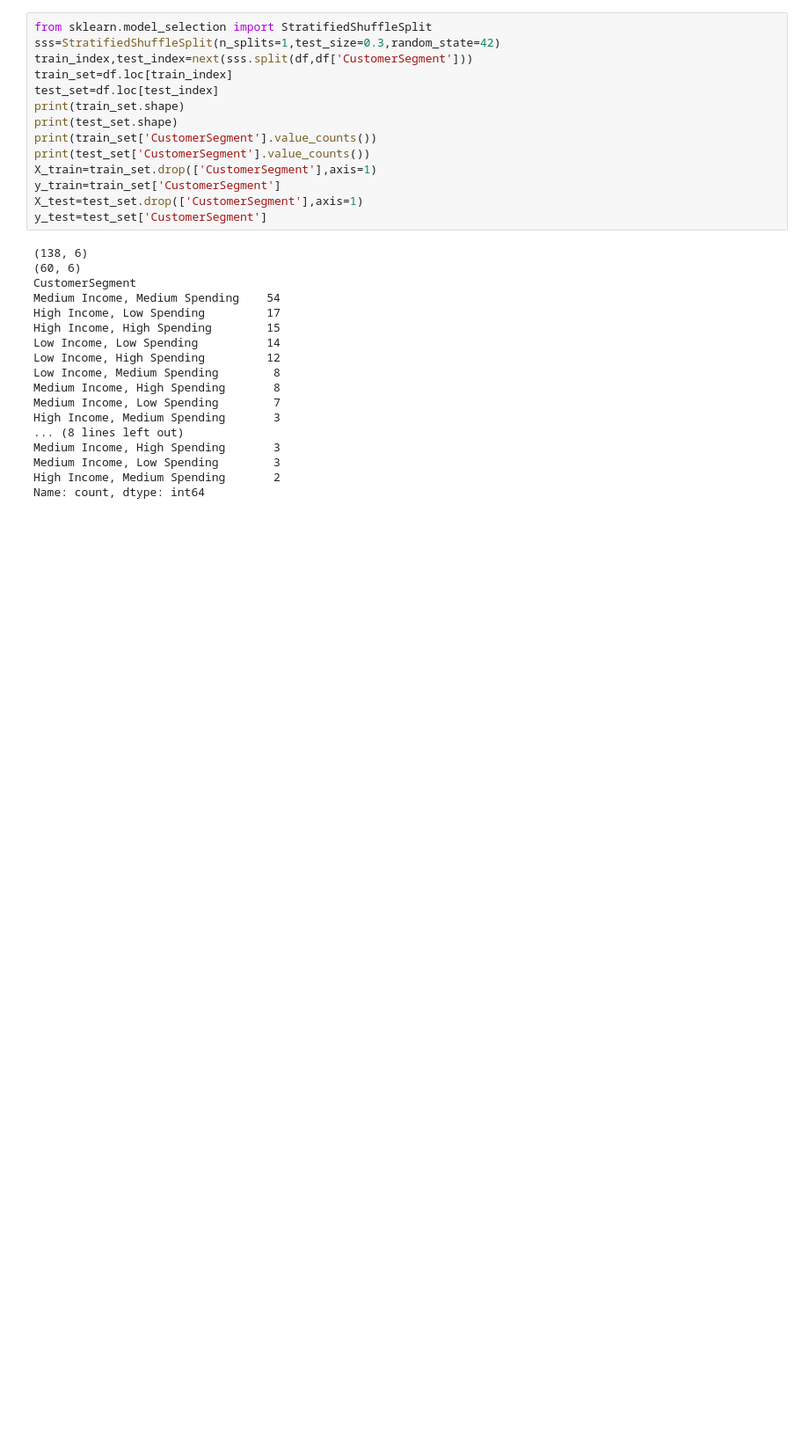
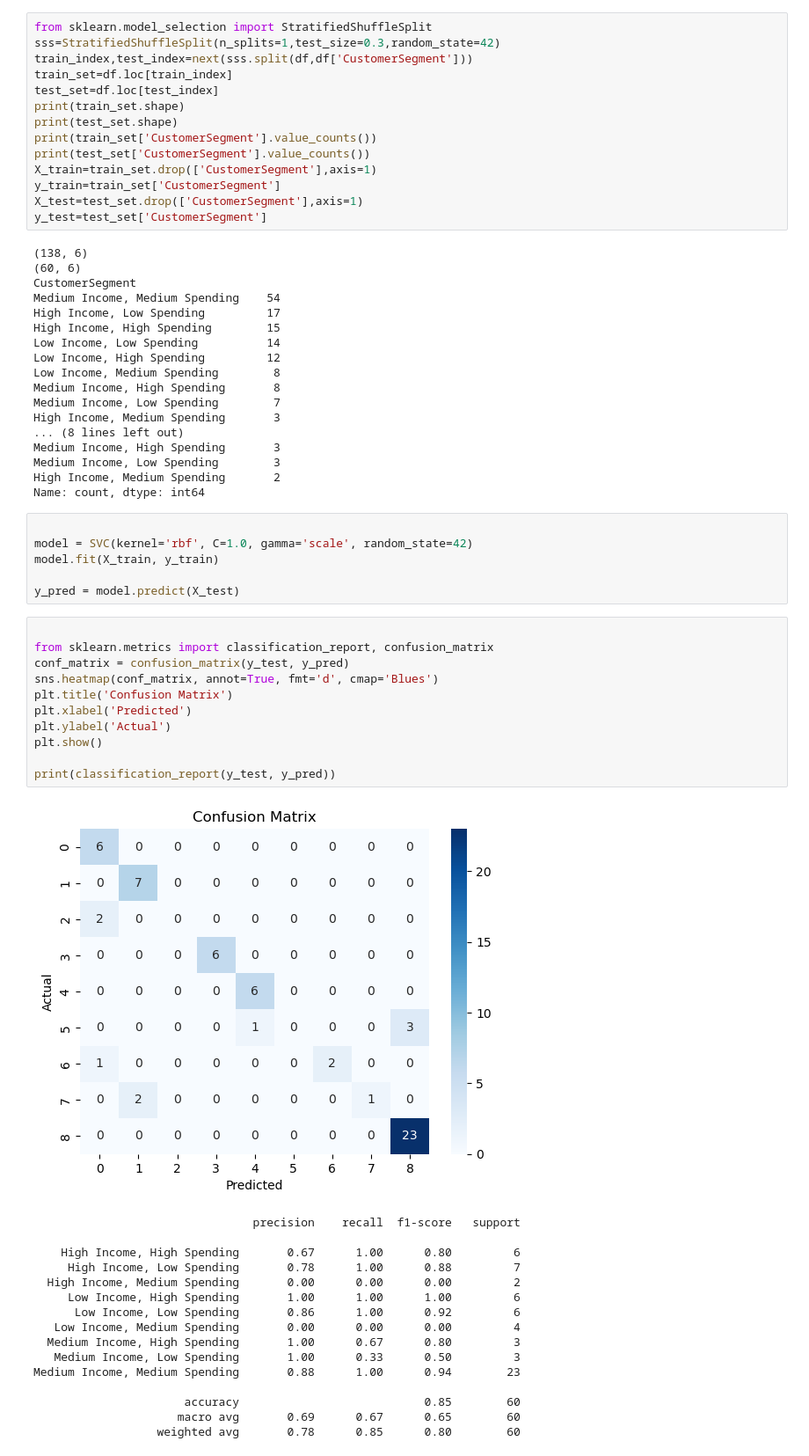
Before and after one commit to Alvin-Siju/Data-Science-Projects, a Jupyter notebook: Customer-Segmentation/Customer_Segmentation_SVM.ipynb, the cells around one changed output. Shown at 88% size. Cells and saved outputs as stored; diff of their text form; blank space fills up the shorter version.

```diff
--- a/Customer-Segmentation/Customer_Segmentation_SVM.ipynb
+++ b/Customer-Segmentation/Customer_Segmentation_SVM.ipynb
@@ -227,3 +197,37 @@ Medium Income, High Spending       3
 Medium Income, Low Spending        3
 High Income, Medium Spending       2
 Name: count, dtype: int64
+# %%
+
+model = SVC(kernel='rbf', C=1.0, gamma='scale', random_state=42)
+model.fit(X_train, y_train)
+
+y_pred = model.predict(X_test)
+# %%
+
+from sklearn.metrics import classification_report, confusion_matrix
+conf_matrix = confusion_matrix(y_test, y_pred)
+sns.heatmap(conf_matrix, annot=True, fmt='d', cmap='Blues')
+plt.title('Confusion Matrix')
+plt.xlabel('Predicted')
+plt.ylabel('Actual')
+plt.show()
+
+print(classification_report(y_test, y_pred))
+# %% [output]
+[figure, added]
+                                precision    recall  f1-score   support
+
+    High Income, High Spending       0.67      1.00      0.80         6
+     High Income, Low Spending       0.78      1.00      0.88         7
+  High Income, Medium Spending       0.00      0.00      0.00         2
+     Low Income, High Spending       1.00      1.00      1.00         6
+      Low Income, Low Spending       0.86      1.00      0.92         6
+   Low Income, Medium Spending       0.00      0.00      0.00         4
+  Medium Income, High Spending       1.00      0.67      0.80         3
+   Medium Income, Low Spending       1.00      0.33      0.50         3
+Medium Income, Medium Spending       0.88      1.00      0.94        23
+
+                      accuracy                           0.85        60
+                     macro avg       0.69      0.67      0.65        60
+                  weighted avg       0.78      0.85      0.80        60
```
Also changed, not shown: parts of 6 cells of this notebook.
